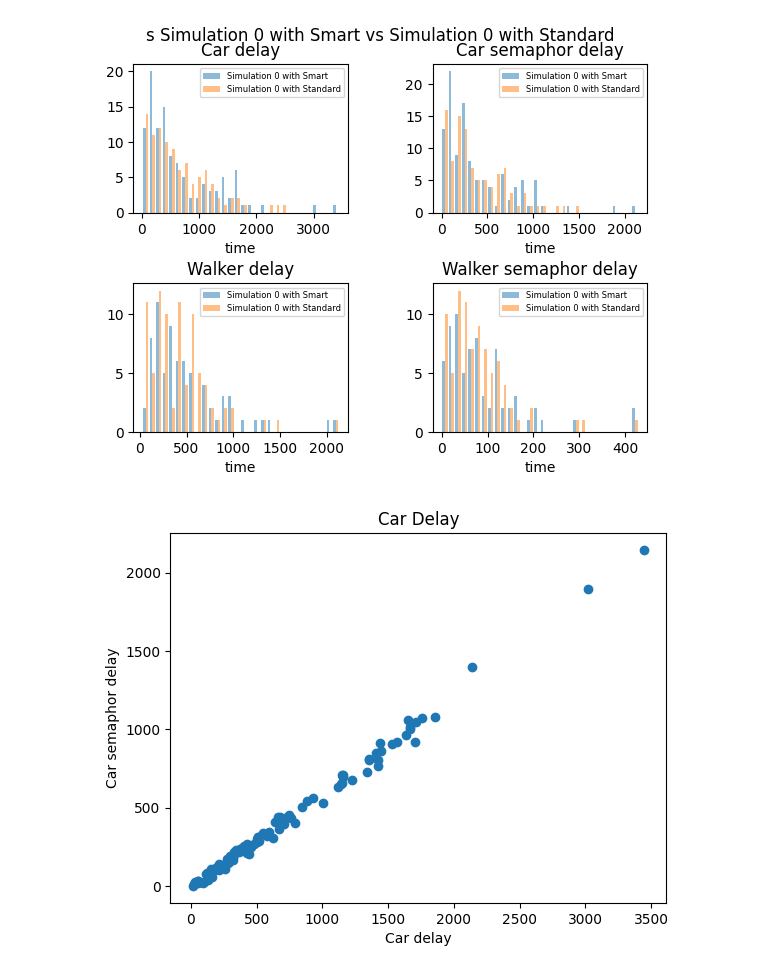
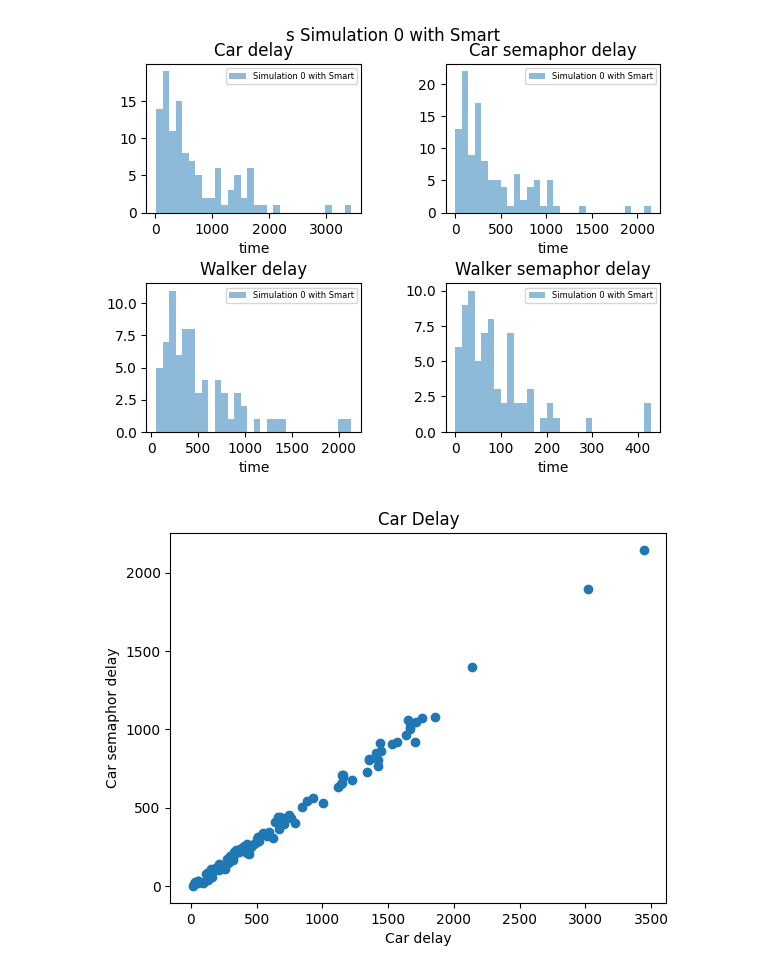
Before and after one commit to BritoAlv/proyecto-ia, a Jupyter notebook: src/simulation_results/Stats.ipynb, the cells around one changed output. Saved outputs shown, nothing was run; the diff lists cells and outputs as text; code cells hidden in the pictures.

Commit message:
feat : improve stats

```diff
--- a/src/simulation_results/Stats.ipynb
+++ b/src/simulation_results/Stats.ipynb
@@ -214,9 +367,9 @@ class StatObject:
 smarts = StatObject.stats_from_json_array("smart_matrix.json", "Smart")
 standard = StatObject.stats_from_json_array("standard_matrix.json", "Standard")
 # %%
-StatObject.plot_mixed_hist([smarts[0], standard[0]])
+StatObject.plot_mixed_hist( [smarts[0]], False, False)
 # %% [output]
-[figure, old version]
+[figure, new version]
 # %%
 StatObject.plot_scatter("Car delay", "Car semaphor delay", smarts[0].values[CAR_DELAY], smarts[0].values[CAR_SEMAPHOR_DELAY], "Car Delay")
 # %% [output]
```
Also changed, not shown: parts of 6 cells of this notebook.
